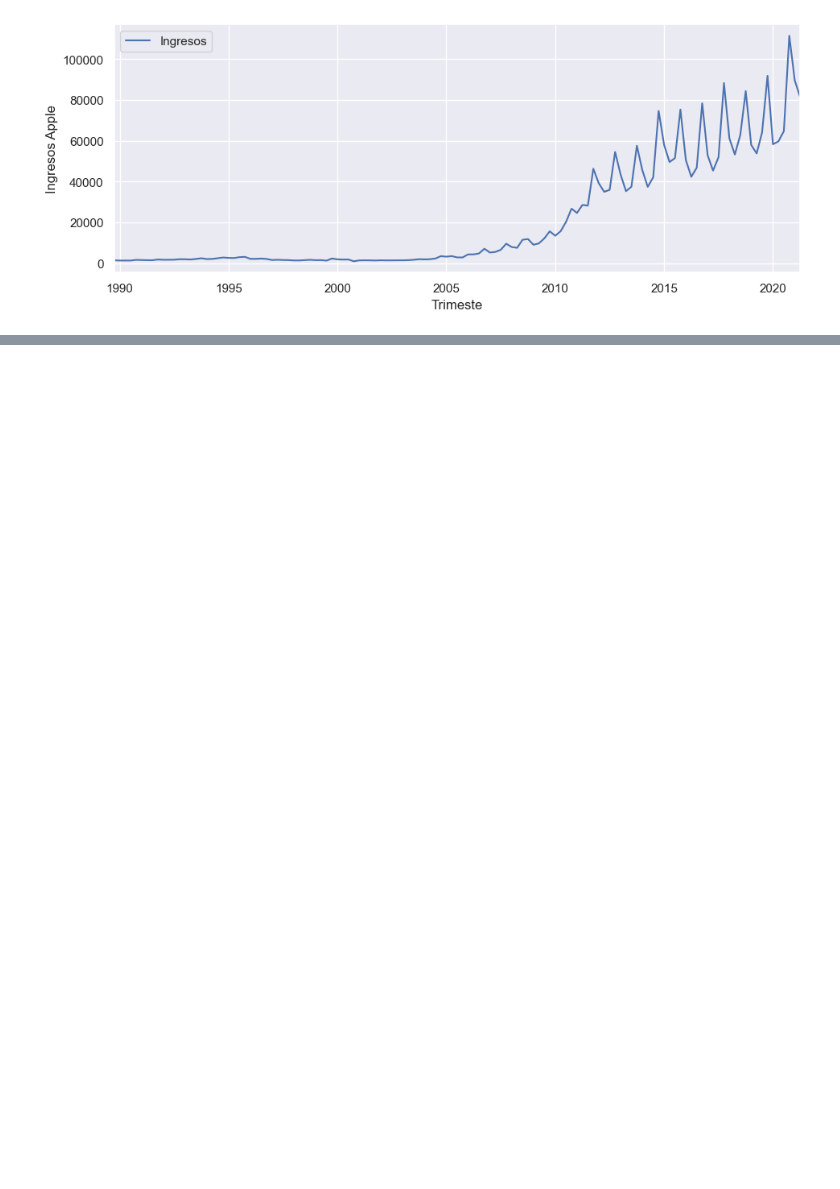
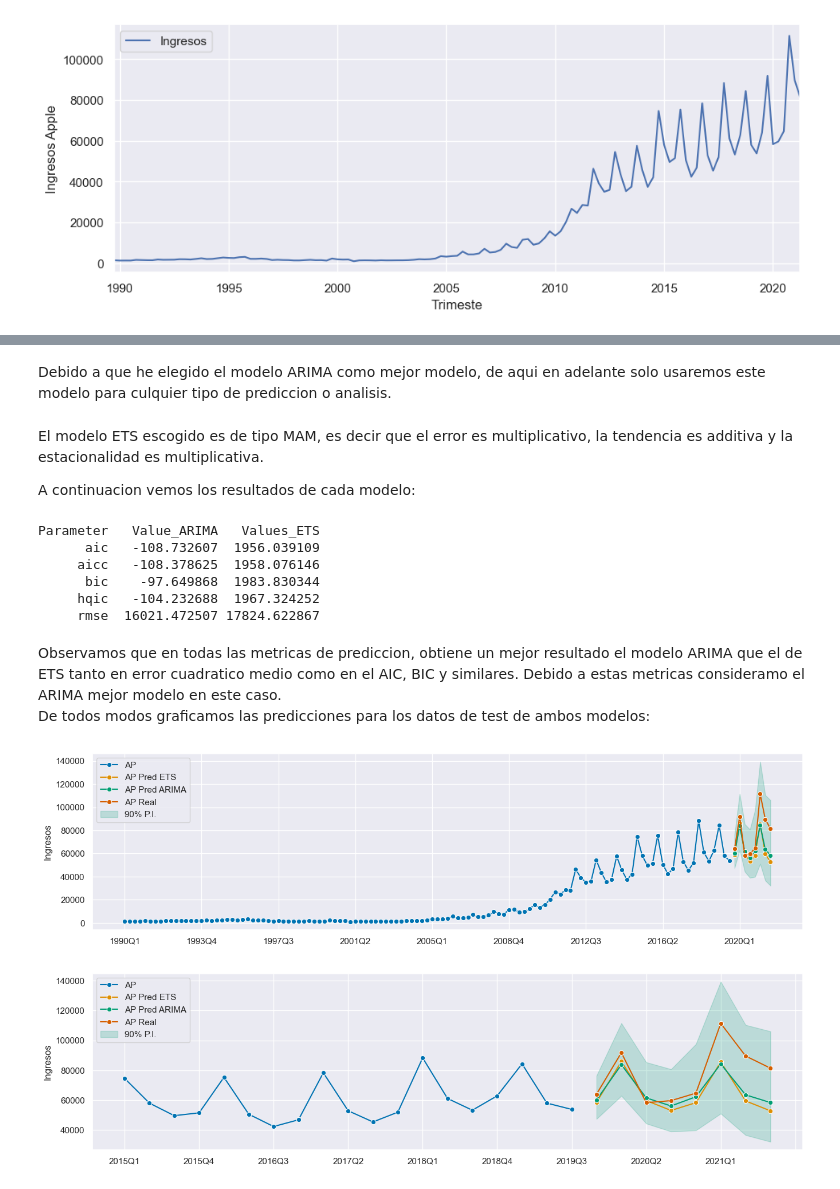
Before and after one commit to juansevillacunef/master_data_science, a Jupyter notebook: Analisis Predictivo/HW01/HW01 - Juan Sevilla Fernandez.ipynb, the cells around one changed output, grey strips where cells are left out. Drawn from its saved outputs; the diff is of its cells as text; code cells hidden in the pictures; blank space fills up the shorter version.

Commit message:
AnPred

```diff
--- a/Analisis Predictivo/HW01/HW01 - Juan Sevilla Fernandez.ipynb
+++ b/Analisis Predictivo/HW01/HW01 - Juan Sevilla Fernandez.ipynb
@@ -320,0 +194,58 @@ plot_series(y_train, np.exp(log_y_pred),y_test, labels=["AP", "AP pred", "AP REA
+# %%
+# Specifying the forecasting algorithm
+ap_ets = AutoETS(auto=True, sp=4, n_jobs=-1)
+# %%
+ap_ets.fit(y_train);
+# %%
+# step 5: querying predictions
+y_pred_ets = ap_ets.predict(fh)
+# %% [markdown]
+Debido a que he elegido el modelo ARIMA como mejor modelo, de aqui en adelante solo usaremos este modelo para culquier tipo de prediccion o analisis.
+# %% [markdown]
+El modelo ETS escogido es de tipo MAM, es decir que el error es multiplicativo, la tendencia es additiva y la estacionalidad es multiplicativa. <br>
+
+A continuacion vemos los resultados de cada modelo:
+# %%
+ets_res = dict(ap_ets.get_fitted_params().items())
+ets_res["rmse"] = rmse(y_test, y_pred_ets)
+results['Values_ETS'] = results['Parameter'].map(ets_res)
+print(results.to_string(index=False))
+# %% [output]
+Parameter   Value_ARIMA   Values_ETS
+      aic   -108.732607  1956.039109
+     aicc   -108.378625  1958.076146
+      bic    -97.649868  1983.830344
+     hqic   -104.232688  1967.324252
+     rmse  16021.472507 17824.622867
+# %% [markdown]
+Observamos que en todas las metricas de prediccion, obtiene un mejor resultado el modelo ARIMA que el de ETS tanto en error cuadratico medio como en el AIC, BIC y similares. Debido a estas metricas consideramo el ARIMA mejor modelo en este caso. <br>
+De todos modos graficamos las predicciones para los datos de test de ambos modelos:
+# %%
+ap_pred_ints = np.exp(ap_arima.predict_interval(fh, coverage=0.9))
+# %%
+fig, ax = plot_series(y_train, y_pred_ets, y_pred_arima , y_test,
+            labels=["AP", "AP Pred ETS", "AP Pred ARIMA",  "AP Real"])
+ax.fill_between(
+    ax.get_lines()[-2].get_xdata(),
+    ap_pred_ints[('Coverage', 0.9, 'lower')],
+    ap_pred_ints[('Coverage', 0.9, 'upper')],
+    alpha=0.2,
+    color=ax.get_lines()[-2].get_c(),
+    label="90% P.I.",
+)
+ax.legend(loc='upper left')
+
+fig, ax = plot_series(y_train["2015Q1":], y_pred_ets, y_pred_arima , y_test,
+            labels=["AP", "AP Pred ETS", "AP Pred ARIMA",  "AP Real"]);
+ax.fill_between(
+    ax.get_lines()[-2].get_xdata(),
+    ap_pred_ints[('Coverage', 0.9, 'lower')],
+    ap_pred_ints[('Coverage', 0.9, 'upper')],
+    alpha=0.2,
+    color=ax.get_lines()[-2].get_c(),
+    label="90% P.I.",
+)
+ax.legend(loc='upper left');
+# %% [output]
+[figure, added]
+[figure, added]
```
Also changed, not shown: parts of 67 cells of this notebook, 3 other files.
